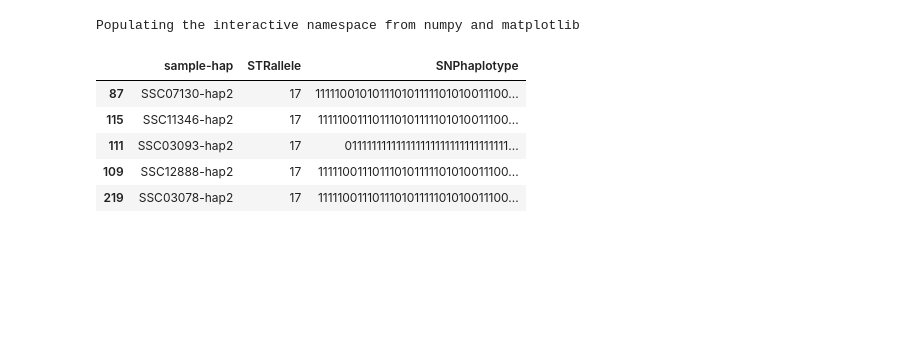
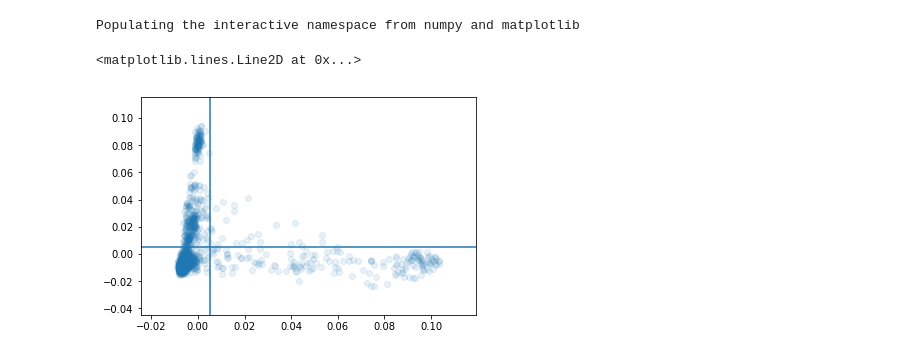
Before and after one commit to gymreklab/ssc-imputation, a Jupyter notebook: visualization/VisSnpStrHaplotypes.ipynb, the cells around one changed output. Drawn from its saved outputs; the diff is of its cells as text; code cells hidden in the pictures; blank space fills up the shorter version.

```diff
--- a/visualization/VisSnpStrHaplotypes.ipynb
+++ b/visualization/VisSnpStrHaplotypes.ipynb
@@ -16,11 +19,0 @@ strdata = pd.read_csv("/storage/mgymrek/ssc-imputation/pilot-haplotypes/dmpk_hap
-# %%
-#strdata = strdata[strdata["STRallele"].apply(str)!="None"]
-strdata = strdata.sort("STRallele")
-strdata.head()
-# %% [output]
-|  | sample-hap | STRallele | SNPhaplotype |
-| 87 | SSC07130-hap2 | 17 | 111110010101110101111101010011100... |
-| 115 | SSC11346-hap2 | 17 | 111110011101110101111101010011100... |
-| 111 | SSC03093-hap2 | 17 | 011111111111111111111111111111111... |
-| 109 | SSC12888-hap2 | 17 | 111110011101110101111101010011100... |
-| 219 | SSC03078-hap2 | 17 | 111110011101110101111101010011100... |
@@ -41,0 +20,11 @@ strdata.head()
+# %%
+# Load PCA data
+pca = pd.read_csv("/storage/s1saini/ssc-pca/pca_10.eigenvec", sep=" ", names=["sample","sample1","pc1","pc2"], usecols=range(4))
+fig = plt.figure()
+ax = fig.add_subplot(111)
+ax.scatter(pca["pc1"],pca["pc2"], alpha=0.1)
+ax.axhline(y=0.005)
+ax.axvline(x=0.005)
+# %% [output]
+<matplotlib.lines.Line2D at 0x...>
+[figure, added]
```
Also changed, not shown: parts of 13 cells of this notebook, 7 other files.
